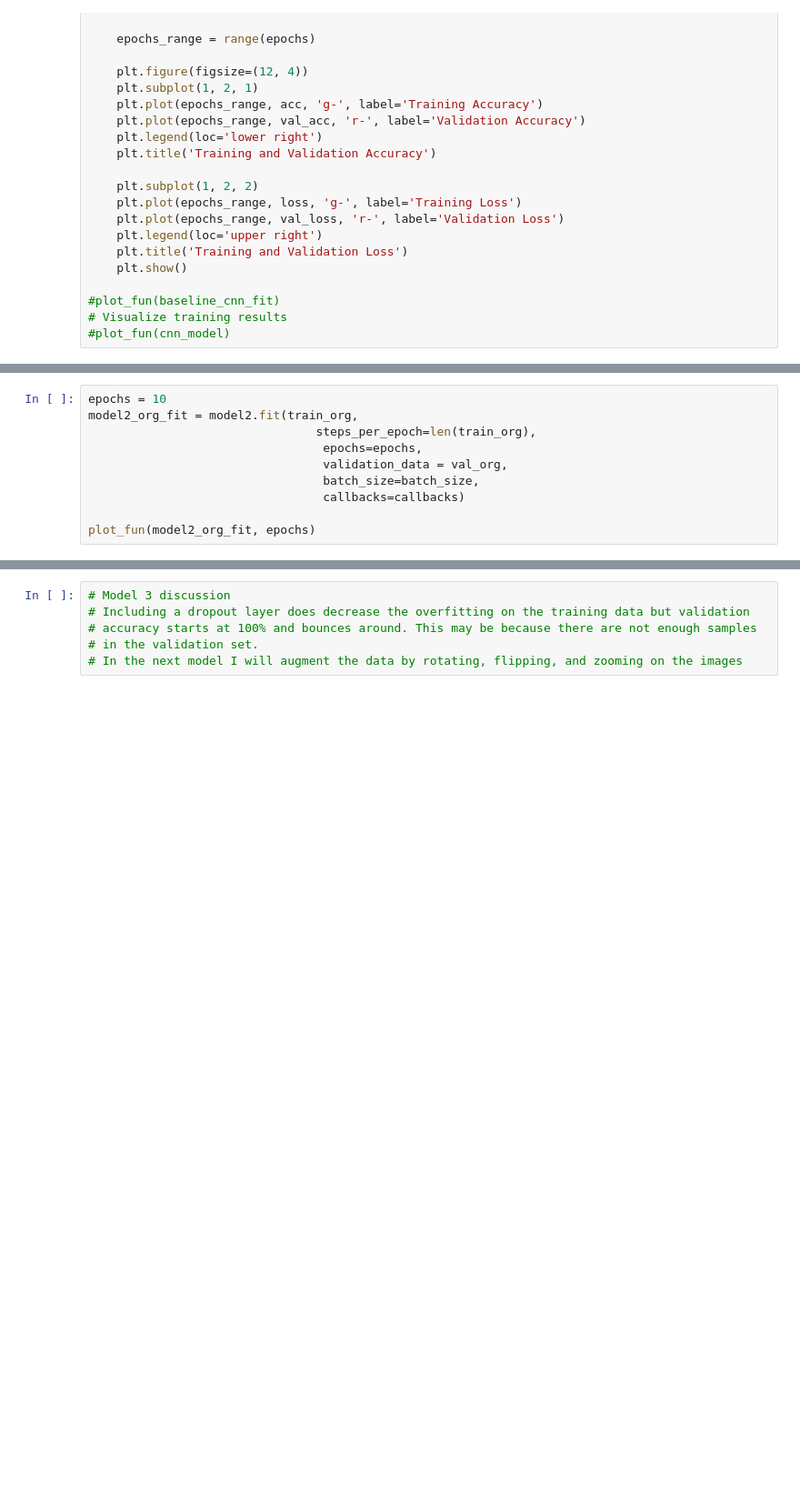
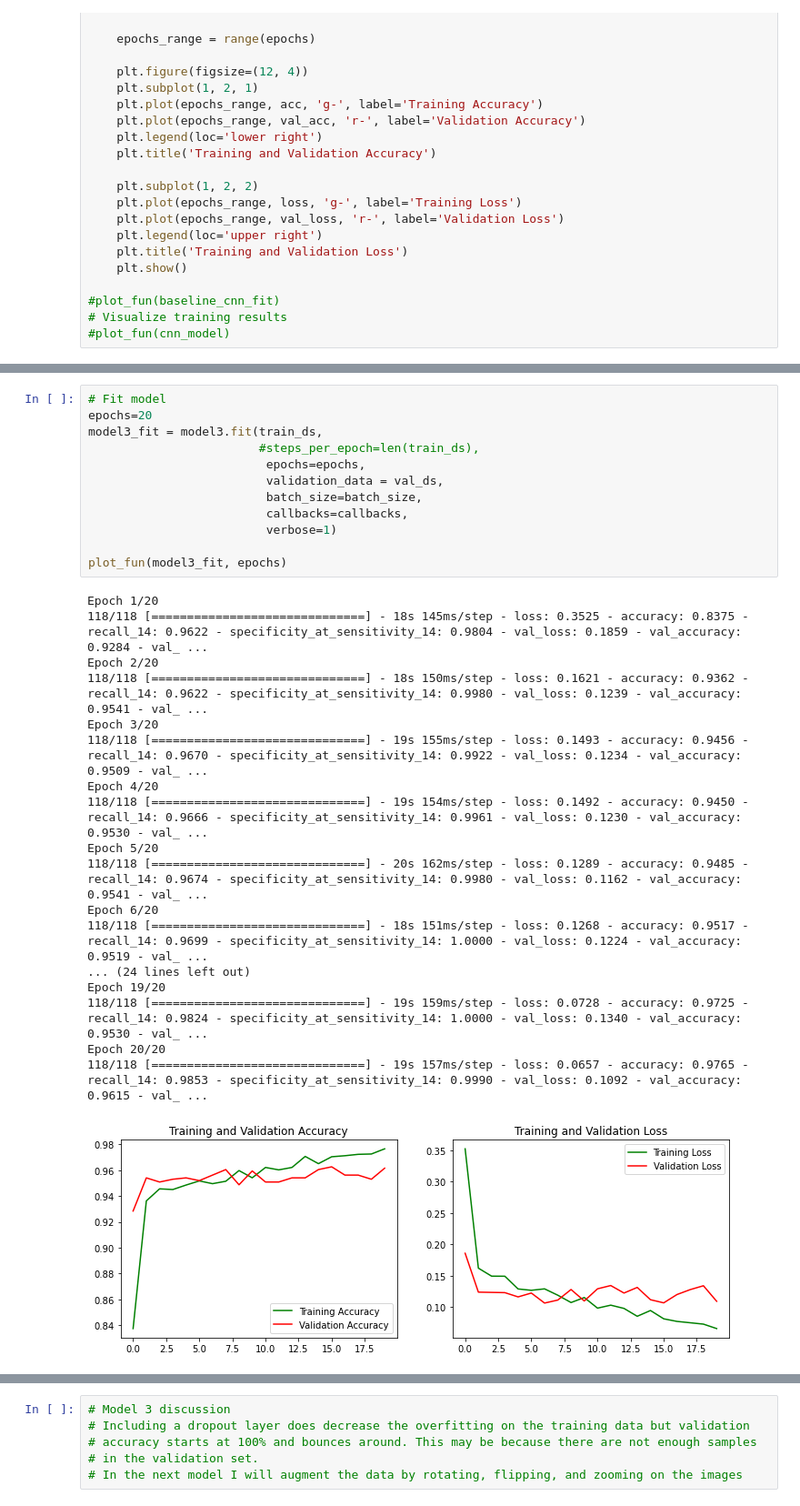
Before and after one commit to kjspring/Pneumonia-detection-using-CNN, a Jupyter notebook: notebook.ipynb, the cells around one changed output, grey strips where cells are left out. Shown at 91% size. Drawn from its saved outputs; the diff is of its cells as text; blank space fills up the shorter version.

```diff
--- a/notebook.ipynb
+++ b/notebook.ipynb
@@ -412,10 +421,31 @@ plot_fun(model2_fit, epochs)
 # %%
-epochs = 10
-model2_org_fit = model2.fit(train_org,
-                                steps_per_epoch=len(train_org),
-                                 epochs=epochs,
-                                 validation_data = val_org,
-                                 batch_size=batch_size,
-                                 callbacks=callbacks)
+# Fit model
+epochs=20
+model3_fit = model3.fit(train_ds,
+                        #steps_per_epoch=len(train_ds),
+                         epochs=epochs,
+                         validation_data = val_ds,
+                         batch_size=batch_size,
+                         callbacks=callbacks,
+                         verbose=1)
 
-plot_fun(model2_org_fit, epochs)
+plot_fun(model3_fit, epochs)
+# %% [output]
+Epoch 1/20
+118/118 [==============================] - 18s 145ms/step - loss: 0.3525 - accuracy: 0.8375 - recall_14: 0.9622 - specificity_at_sensitivity_14: 0.9804 - val_loss: 0.1859 - val_accuracy: 0.9284 - val_ ...
+Epoch 2/20
+118/118 [==============================] - 18s 150ms/step - loss: 0.1621 - accuracy: 0.9362 - recall_14: 0.9622 - specificity_at_sensitivity_14: 0.9980 - val_loss: 0.1239 - val_accuracy: 0.9541 - val_ ...
+Epoch 3/20
+118/118 [==============================] - 19s 155ms/step - loss: 0.1493 - accuracy: 0.9456 - recall_14: 0.9670 - specificity_at_sensitivity_14: 0.9922 - val_loss: 0.1234 - val_accuracy: 0.9509 - val_ ...
+Epoch 4/20
+118/118 [==============================] - 19s 154ms/step - loss: 0.1492 - accuracy: 0.9450 - recall_14: 0.9666 - specificity_at_sensitivity_14: 0.9961 - val_loss: 0.1230 - val_accuracy: 0.9530 - val_ ...
+Epoch 5/20
+118/118 [==============================] - 20s 162ms/step - loss: 0.1289 - accuracy: 0.9485 - recall_14: 0.9674 - specificity_at_sensitivity_14: 0.9980 - val_loss: 0.1162 - val_accuracy: 0.9541 - val_ ...
+Epoch 6/20
+118/118 [==============================] - 18s 151ms/step - loss: 0.1268 - accuracy: 0.9517 - recall_14: 0.9699 - specificity_at_sensitivity_14: 1.0000 - val_loss: 0.1224 - val_accuracy: 0.9519 - val_ ...
+... (24 lines left out)
+Epoch 19/20
+118/118 [==============================] - 19s 159ms/step - loss: 0.0728 - accuracy: 0.9725 - recall_14: 0.9824 - specificity_at_sensitivity_14: 1.0000 - val_loss: 0.1340 - val_accuracy: 0.9530 - val_ ...
+Epoch 20/20
+118/118 [==============================] - 19s 157ms/step - loss: 0.0657 - accuracy: 0.9765 - recall_14: 0.9853 - specificity_at_sensitivity_14: 0.9990 - val_loss: 0.1092 - val_accuracy: 0.9615 - val_ ...
+[figure, added]
```
Also changed, not shown: parts of 36 cells of this notebook, 6 other files.
